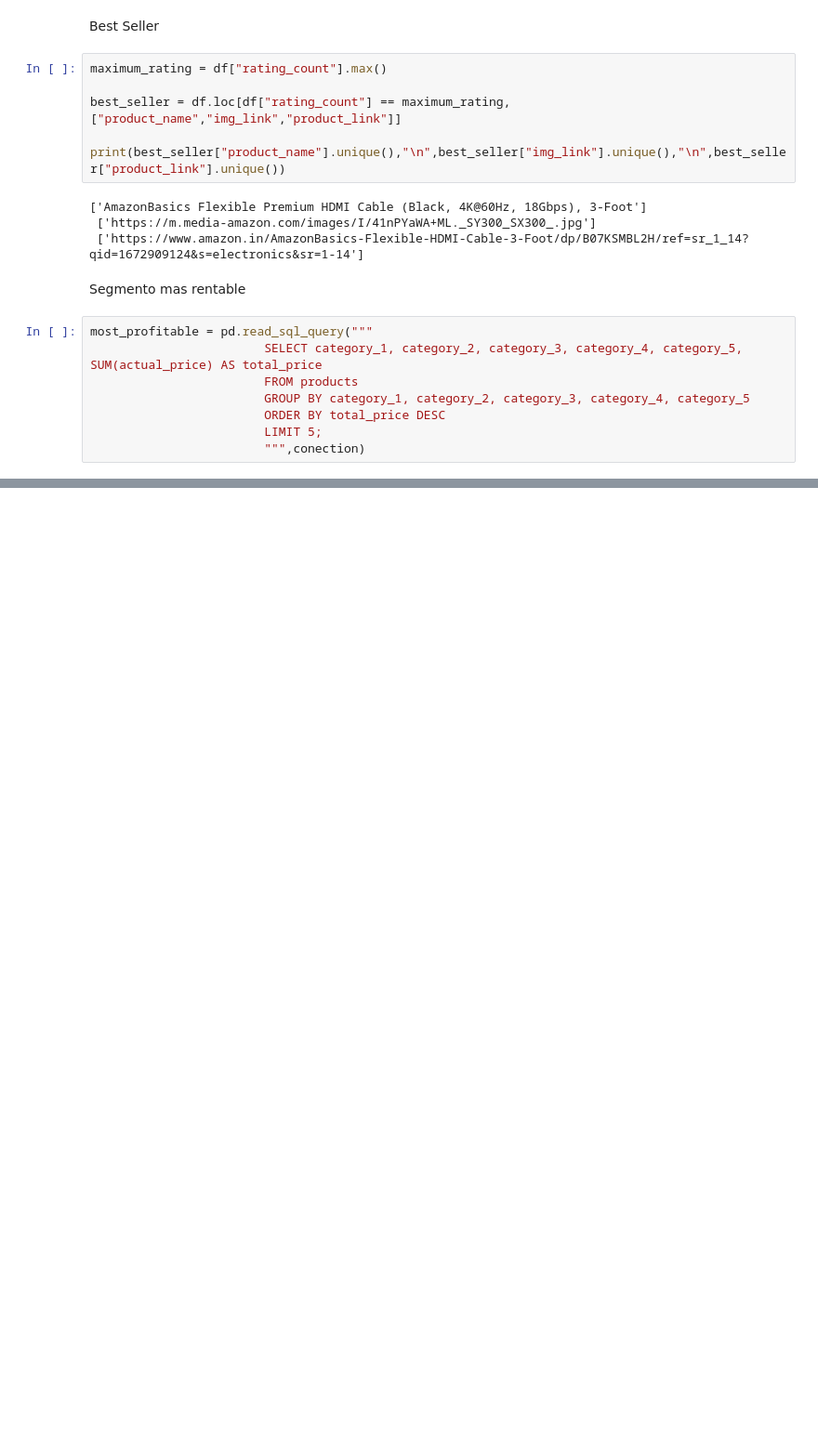
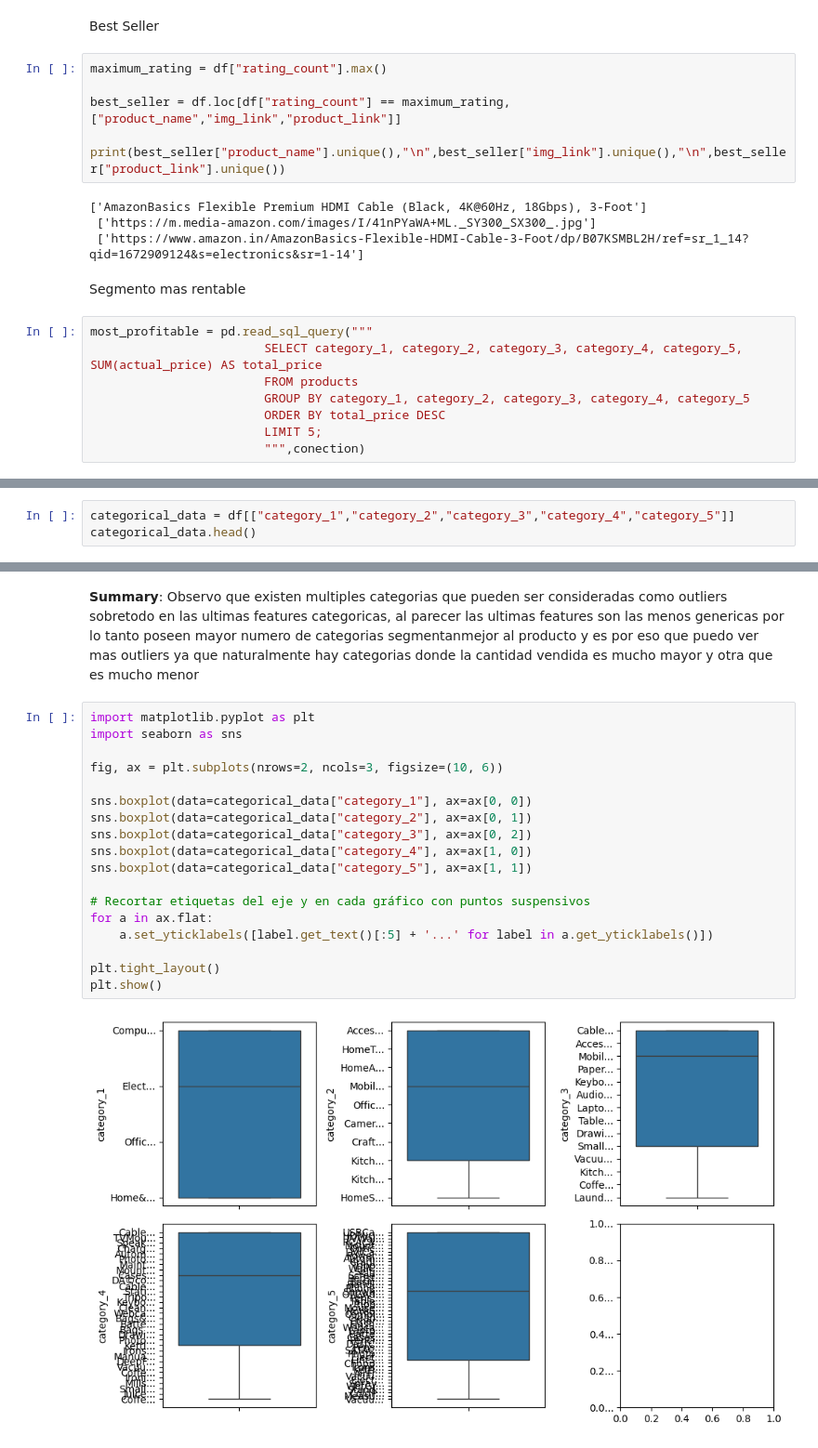
Before and after one commit to marcoeferro/eda_online_retail_sales, a Jupyter notebook: EDARetailSales.ipynb, the cells around one changed output, grey strips where cells are left out. Shown: that part at 93% size. Cells and saved outputs as stored; diff of their text form; blank space fills up the shorter version.

```diff
--- a/EDARetailSales.ipynb
+++ b/EDARetailSales.ipynb
@@ -131,0 +150,3 @@ most_profitable
+# %%
+categorical_data = df[["category_1","category_2","category_3","category_4","category_5"]]
+categorical_data.head()
@@ -131,0 +227,22 @@ most_profitable
+# %% [markdown]
+**Summary**: Observo que existen multiples categorias que pueden ser consideradas como outliers sobretodo en las ultimas features categoricas, al parecer las ultimas features son las menos genericas por lo tanto poseen mayor numero de categorias segmentanmejor al producto y es por eso que puedo ver mas outliers ya que naturalmente hay categorias donde la cantidad vendida es mucho mayor y otra que es mucho menor
+# %%
+import matplotlib.pyplot as plt
+import seaborn as sns
+
+fig, ax = plt.subplots(nrows=2, ncols=3, figsize=(10, 6))
+
+sns.boxplot(data=categorical_data["category_1"], ax=ax[0, 0])
+sns.boxplot(data=categorical_data["category_2"], ax=ax[0, 1])
+sns.boxplot(data=categorical_data["category_3"], ax=ax[0, 2])
+sns.boxplot(data=categorical_data["category_4"], ax=ax[1, 0])
+sns.boxplot(data=categorical_data["category_5"], ax=ax[1, 1])
+
+# Recortar etiquetas del eje y en cada gráfico con puntos suspensivos
+for a in ax.flat:
+    a.set_yticklabels([label.get_text()[:5] + '...' for label in a.get_yticklabels()])
+
+plt.tight_layout()
+plt.show()
+# %% [output]
+[figure, added]
```
Also changed, not shown: parts of 16 cells of this notebook.
